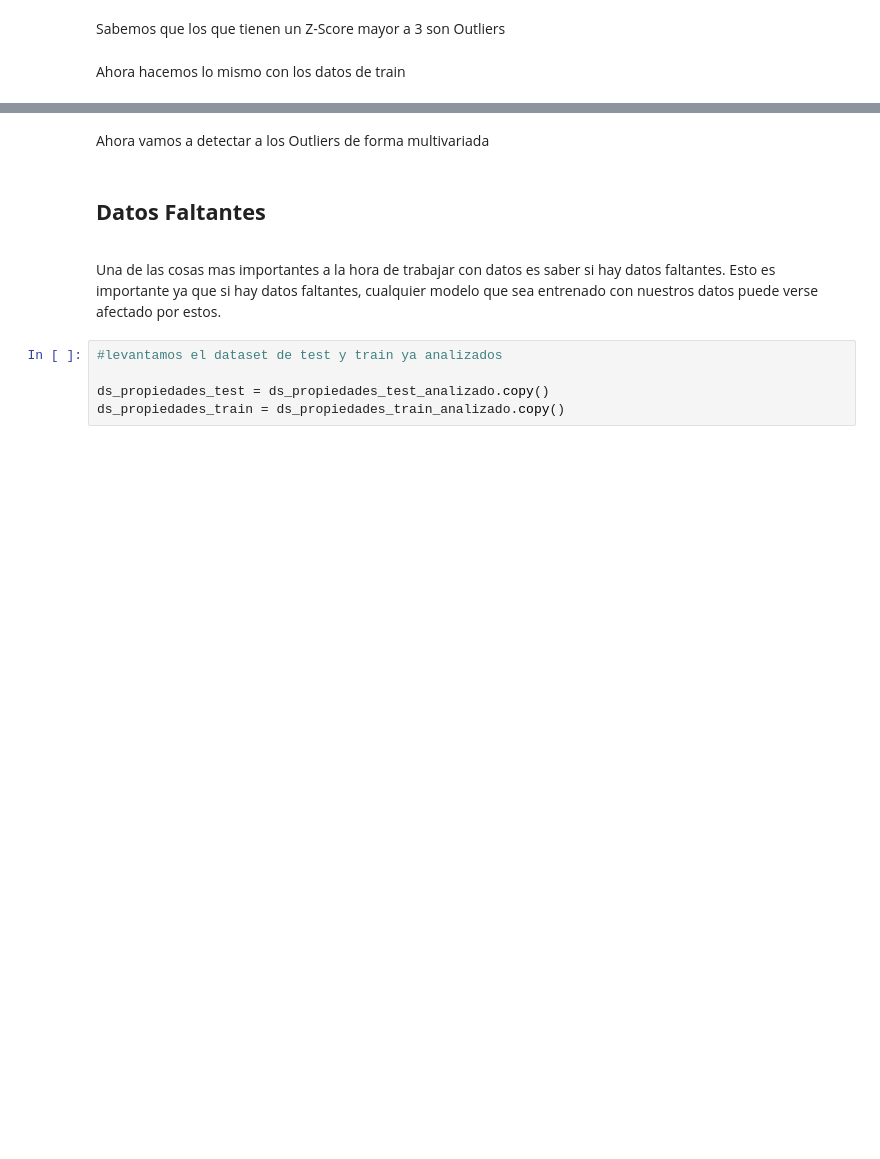
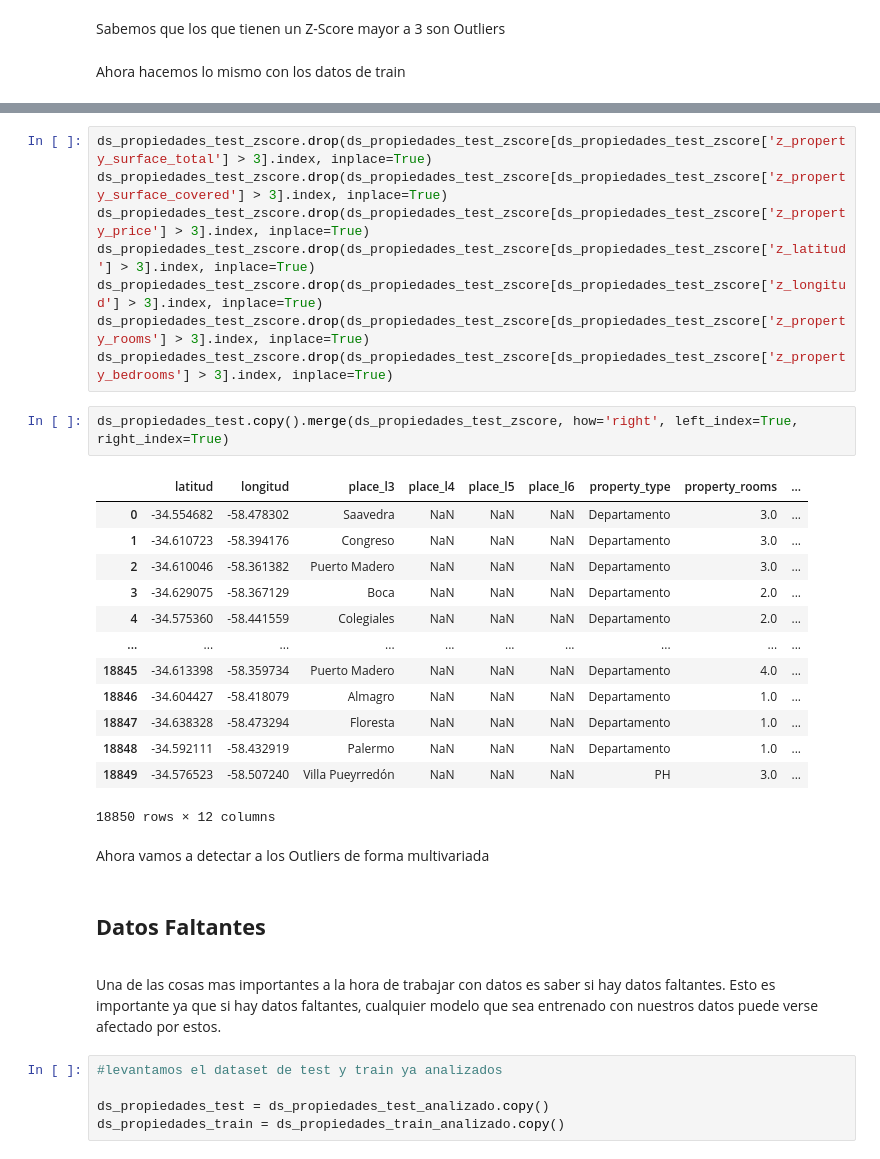
Before and after one commit to franjuarez/7506R-2C2022-GRUPO21, a Jupyter notebook: 7506R_TP1_GRUPO21_ENTREGA.ipynb, the cells around one changed output, grey strips where cells are left out. Cells and saved outputs as stored; diff of their text form; blank space fills up the shorter version.

```diff
--- a/7506R_TP1_GRUPO21_ENTREGA.ipynb
+++ b/7506R_TP1_GRUPO21_ENTREGA.ipynb
@@ -503,3 +499,27 @@ ds_propiedades_train_zscore.drop(ds_propiedades_train_zscore[ds_propiedades_trai
+# %%
+ds_propiedades_test_zscore.drop(ds_propiedades_test_zscore[ds_propiedades_test_zscore['z_property_surface_total'] > 3].index, inplace=True)
+ds_propiedades_test_zscore.drop(ds_propiedades_test_zscore[ds_propiedades_test_zscore['z_property_surface_covered'] > 3].index, inplace=True)
+ds_propiedades_test_zscore.drop(ds_propiedades_test_zscore[ds_propiedades_test_zscore['z_property_price'] > 3].index, inplace=True)
+ds_propiedades_test_zscore.drop(ds_propiedades_test_zscore[ds_propiedades_test_zscore['z_latitud'] > 3].index, inplace=True)
+ds_propiedades_test_zscore.drop(ds_propiedades_test_zscore[ds_propiedades_test_zscore['z_longitud'] > 3].index, inplace=True)
+ds_propiedades_test_zscore.drop(ds_propiedades_test_zscore[ds_propiedades_test_zscore['z_property_rooms'] > 3].index, inplace=True)
+ds_propiedades_test_zscore.drop(ds_propiedades_test_zscore[ds_propiedades_test_zscore['z_property_bedrooms'] > 3].index, inplace=True)
+# %%
+ds_propiedades_test.copy().merge(ds_propiedades_test_zscore, how='right', left_index=True, right_index=True)
+# %% [output]
+|  | latitud | longitud | place_l3 | place_l4 | place_l5 | place_l6 | property_type | property_rooms | ... |
+| 0 | -34.554682 | -58.478302 | Saavedra | NaN | NaN | NaN | Departamento | 3.0 | ... |
+| 1 | -34.610723 | -58.394176 | Congreso | NaN | NaN | NaN | Departamento | 3.0 | ... |
+| 2 | -34.610046 | -58.361382 | Puerto Madero | NaN | NaN | NaN | Departamento | 3.0 | ... |
+| 3 | -34.629075 | -58.367129 | Boca | NaN | NaN | NaN | Departamento | 2.0 | ... |
+| 4 | -34.575360 | -58.441559 | Colegiales | NaN | NaN | NaN | Departamento | 2.0 | ... |
+| ... | ... | ... | ... | ... | ... | ... | ... | ... | ... |
+| 18845 | -34.613398 | -58.359734 | Puerto Madero | NaN | NaN | NaN | Departamento | 4.0 | ... |
+| 18846 | -34.604427 | -58.418079 | Almagro | NaN | NaN | NaN | Departamento | 1.0 | ... |
+| 18847 | -34.638328 | -58.473294 | Floresta | NaN | NaN | NaN | Departamento | 1.0 | ... |
+| 18848 | -34.592111 | -58.432919 | Palermo | NaN | NaN | NaN | Departamento | 1.0 | ... |
+| 18849 | -34.576523 | -58.507240 | Villa Pueyrredón | NaN | NaN | NaN | PH | 3.0 | ... |
+18850 rows × 12 columns
 # %% [markdown]
 Ahora vamos a detectar a los Outliers de forma multivariada
 # %% [markdown]
```
Also changed, not shown: parts of 8 cells of this notebook.
